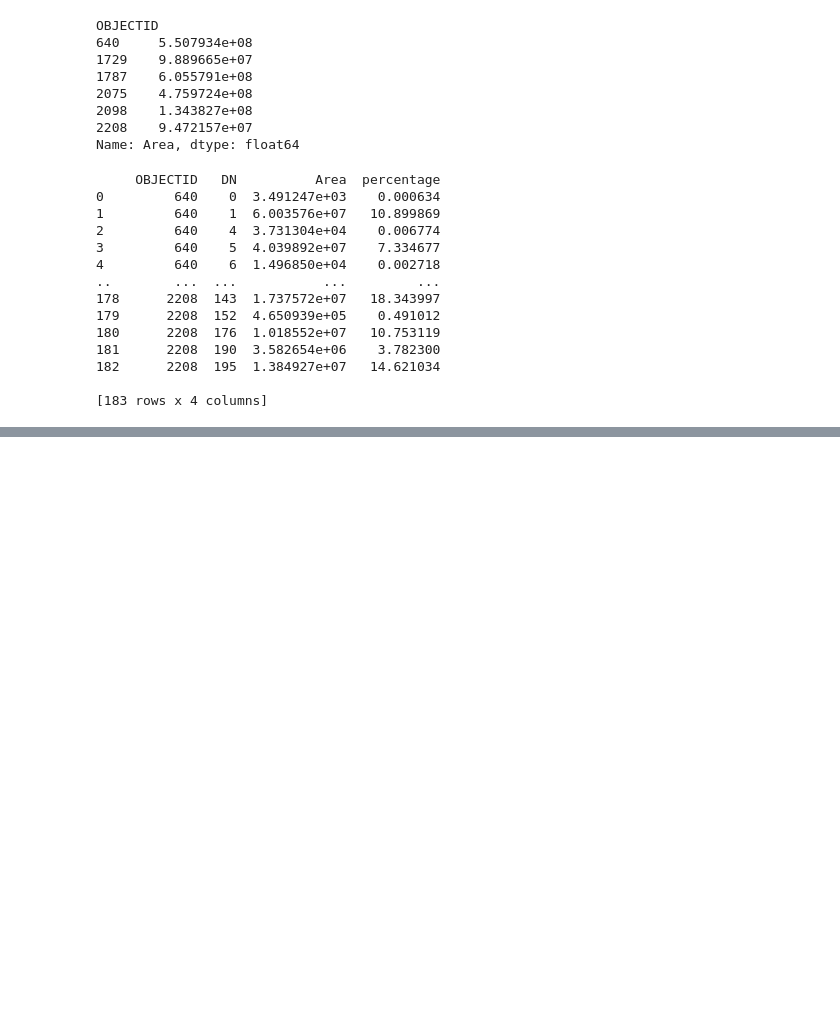
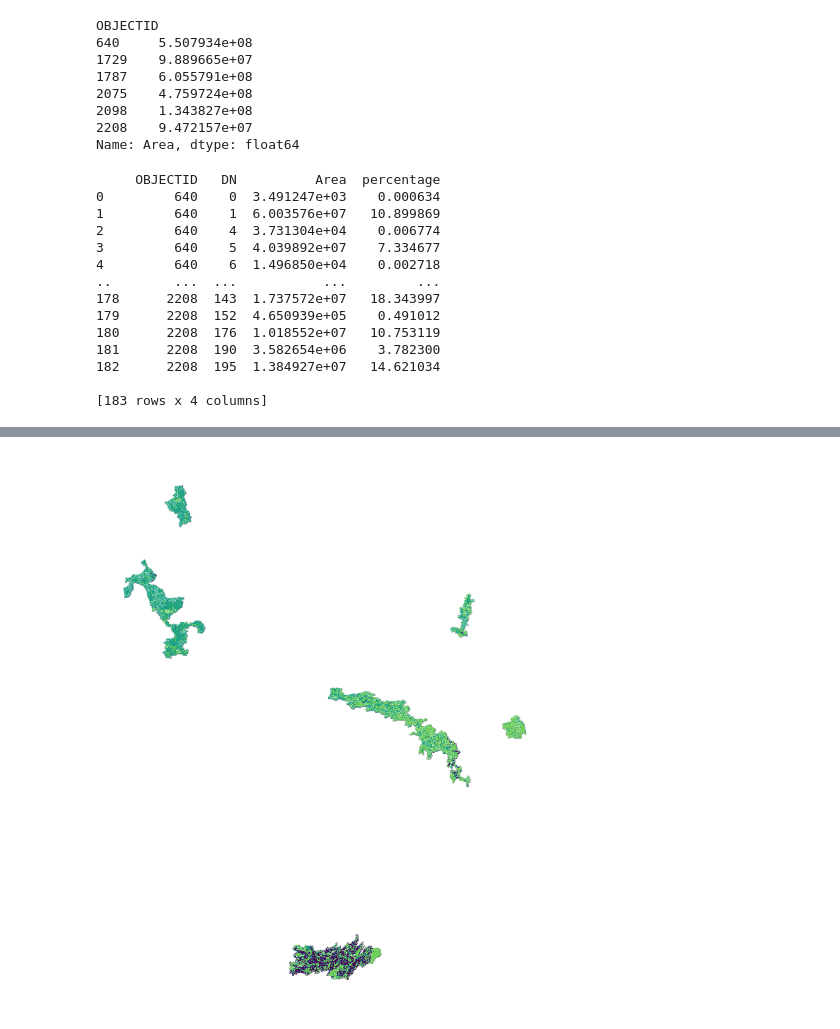
Before and after one commit to Cam-B33/Watershed_Landuse_Calculations, a Jupyter notebook: Landuse_calculation.ipynb, the cells around one changed output, grey strips where cells are left out. Drawn from its saved outputs; the diff is of its cells as text; code cells hidden in the pictures; blank space fills up the shorter version.

```diff
--- a/Landuse_calculation.ipynb
+++ b/Landuse_calculation.ipynb
@@ -96,13 +96,3 @@ code_to_landcover = {
     190: "Woody Wetlands",
     195: "Herbaceous Wetlands"
 }
-
-# Function to get land cover name
-def get_landcover_name(code):
-    return code_to_landcover.get(code, "Agriculture")
-
-# Create the new column
-df['landcover_name'] = gdf['DN'].apply(get_landcover_name)
-
-# Optional: Check the DataFrame
-print(gdf.head())
@@ -108,0 +104,4 @@ print(gdf.head())
+# %%
+
+# Create the new column
+df['landcover_name'] = df['DN'].apply(get_landcover_name)
@@ -139,0 +166,5 @@ plt.show()
+# %%
+
+
+# Ensure the data is in Web Mercator projection
+df = df.to_crs(epsg=3857)
@@ -139,0 +260,12 @@ plt.show()
+# %%
+
+# Create the subplots
+fig, ax = plt.subplots(figsize=(10, 10))
+
+# Plot the chloropleth map
+df.plot(column='DN', cmap='viridis', legend=False, ax=ax)
+
+# Remove the axis and axis labels
+ax.set_axis_off()
+# %% [output]
+[figure, added]
```
Also changed, not shown: parts of 13 cells of this notebook.
